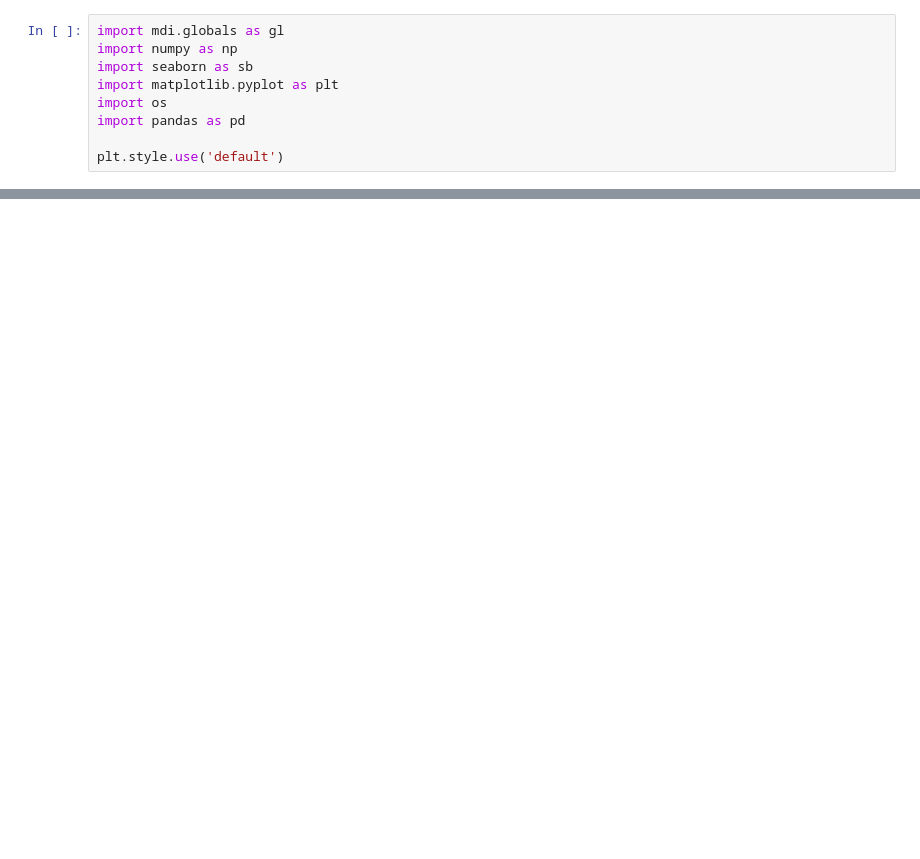
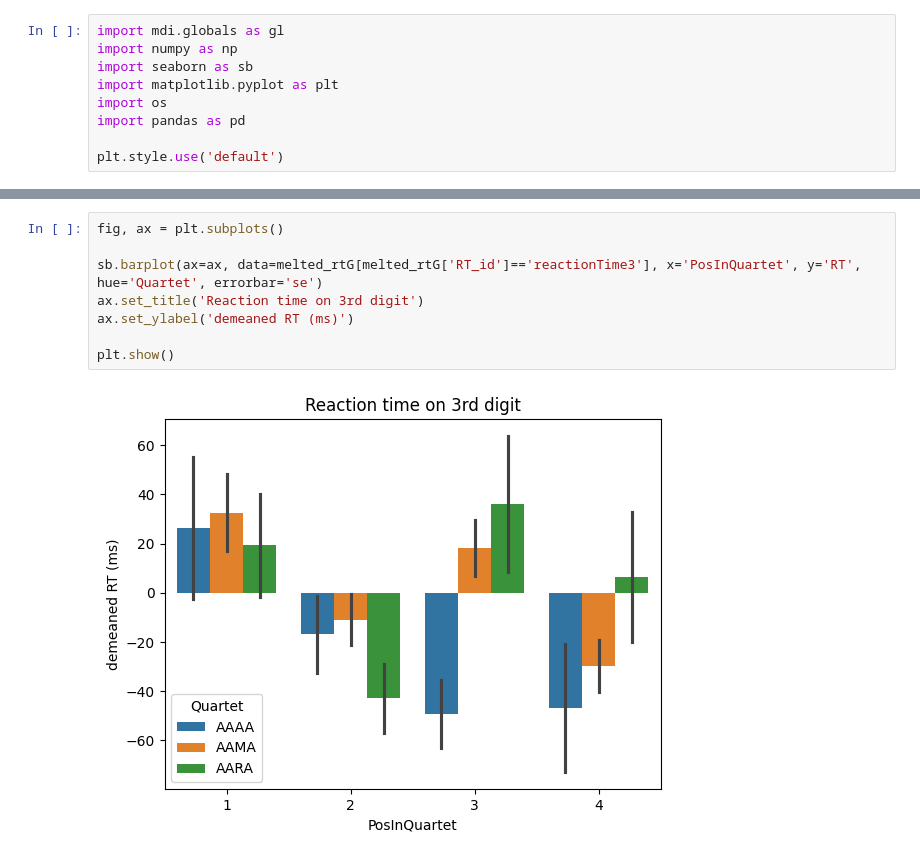
Before and after one commit to AmandaGiselleLily/modified-digit-inteference, a Jupyter notebook: notebooks/IPIs.ipynb, the cells around one changed output, grey strips where cells are left out. Drawn from its saved outputs; the diff is of its cells as text; blank space fills up the shorter version.

```diff
--- a/notebooks/IPIs.ipynb
+++ b/notebooks/IPIs.ipynb
@@ -33,0 +38,10 @@ plt.show()
+# %%
+fig, ax = plt.subplots()
+
+sb.barplot(ax=ax, data=melted_rtG[melted_rtG['RT_id']=='reactionTime3'], x='PosInQuartet', y='RT', hue='Quartet', errorbar='se')
+ax.set_title('Reaction time on 3rd digit')
+ax.set_ylabel('demeaned RT (ms)')
+
+plt.show()
+# %% [output]
+[figure, added]
```
Also changed, not shown: parts of 4 cells of this notebook, 2 other files.
